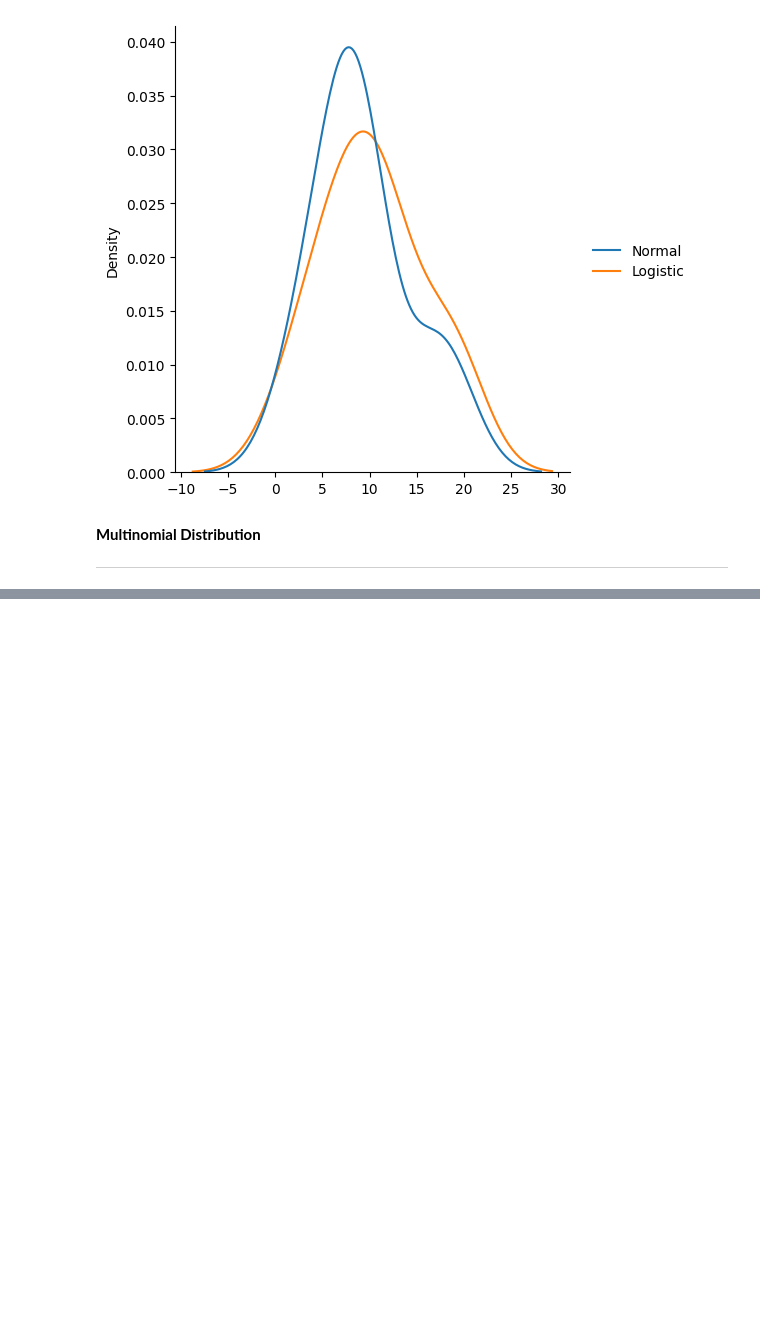
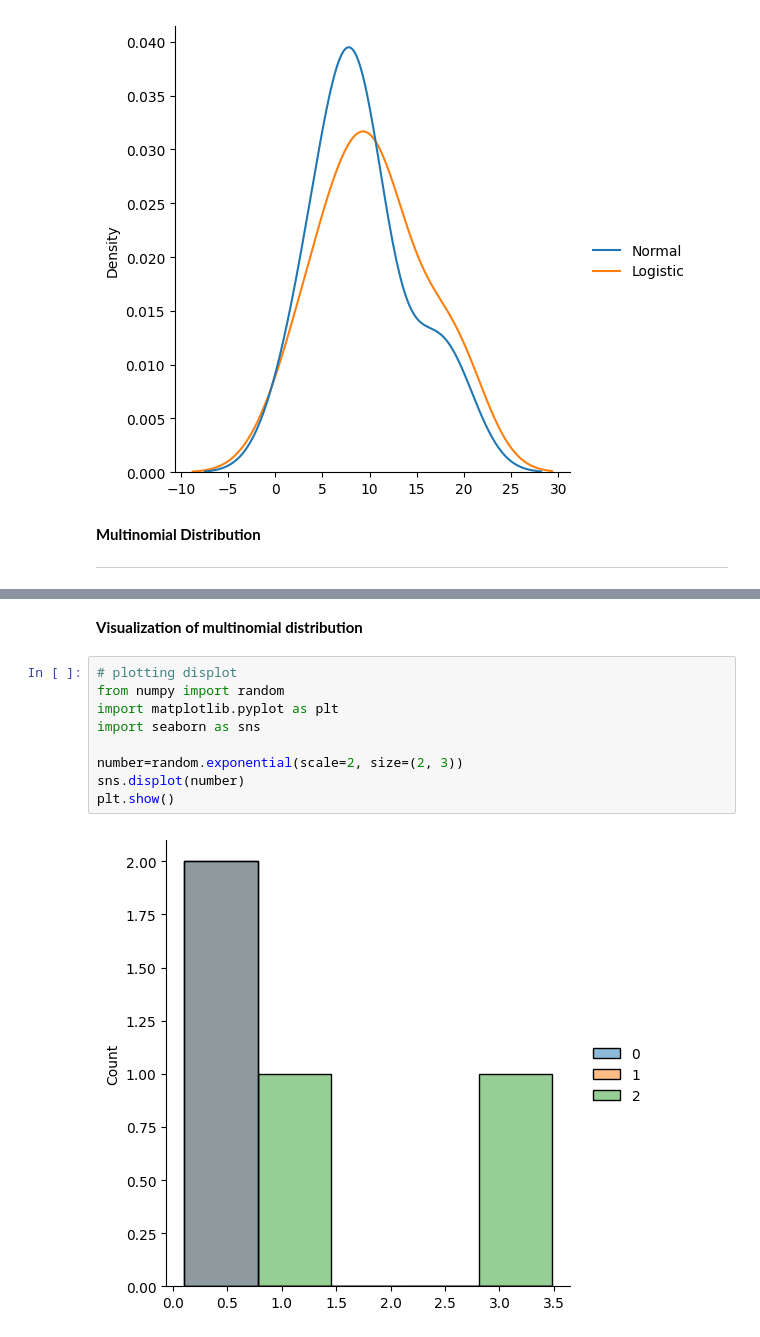
Before and after one commit to Kaderye/NumPy-Tutorial, a Jupyter notebook: NumPy_(Random).ipynb, the cells around one changed output, grey strips where cells are left out. Drawn from its saved outputs; the diff is of its cells as text; blank space fills up the shorter version.

```diff
--- a/NumPy_(Random).ipynb
+++ b/NumPy_(Random).ipynb
@@ -641,0 +720,13 @@ Multinomial distribution is a generalization of binomial distribution.
+# %% [markdown]
+**Visualization of multinomial distribution**
+# %%
+# plotting displot
+from numpy import random
+import matplotlib.pyplot as plt
+import seaborn as sns
+
+number=random.exponential(scale=2, size=(2, 3))
+sns.displot(number)
+plt.show()
+# %% [output]
+[figure, added]
```
Also changed, not shown: parts of 50 cells of this notebook.
